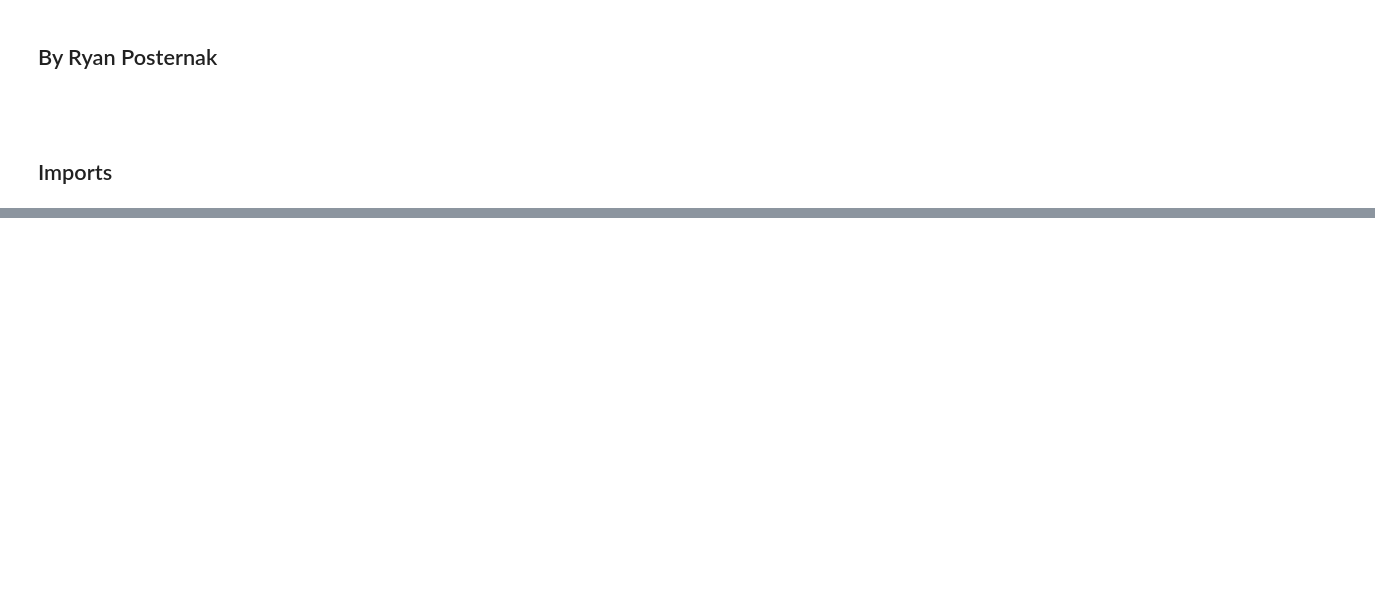
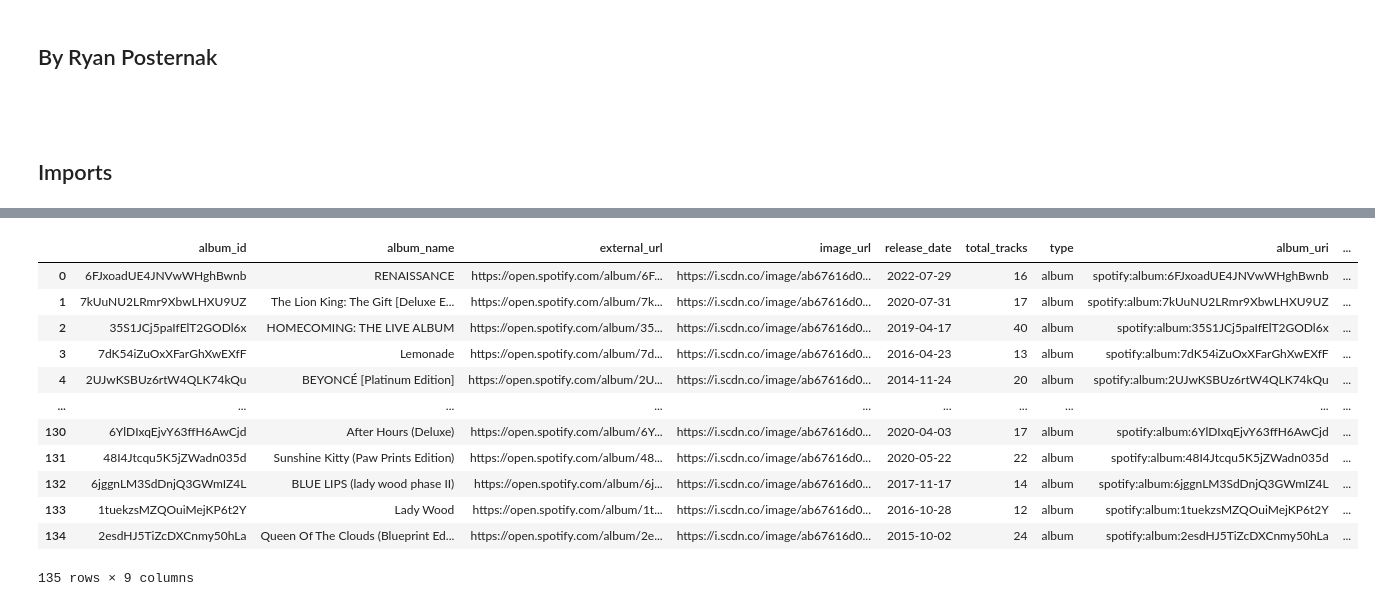
Before and after one commit to rjpost20/Onramp-Project, a Jupyter notebook: Project-Notebook.ipynb, the cells around one changed output, grey strips where cells are left out. Drawn from its saved outputs; the diff is of its cells as text; code cells hidden in the pictures; blank space fills up the shorter version.

Commit message:
Add artists and albums dataframes

```diff
--- a/Project-Notebook.ipynb
+++ b/Project-Notebook.ipynb
@@ -18,0 +162,3 @@ from spotipy.oauth2 import SpotifyClientCredentials
+# %%
+for album in preview['items']:
+    pprint(album['uri'])
@@ -18,0 +179,3 @@ from spotipy.oauth2 import SpotifyClientCredentials
+# %%
+for album in preview['items']:
+    pprint(re.sub("[\(\[].*?[\)\]]", "", album['name']).strip())
@@ -18,0 +193,3 @@ from spotipy.oauth2 import SpotifyClientCredentials
+# %%
+for album in preview['items']:
+    pprint(album['total_tracks'])
@@ -18,0 +262,7 @@ from spotipy.oauth2 import SpotifyClientCredentials
+# %%
+# Compile into Pandas dataframe
+albums_df = pd.DataFrame(data=albums_dict)
+
+# Preview albums dataframe
+print('Albums:', albums_df.shape[0])
+albums_df.head()
@@ -18,0 +277,16 @@ from spotipy.oauth2 import SpotifyClientCredentials
+# %%
+albums_df
+# %% [output]
+|  | album_id | album_name | external_url | image_url | release_date | total_tracks | type | album_uri | ... |
+| 0 | 6FJxoadUE4JNVwWHghBwnb | RENAISSANCE | https://open.spotify.com/album/6F... | https://i.scdn.co/image/ab67616d0... | 2022-07-29 | 16 | album | spotify:album:6FJxoadUE4JNVwWHghBwnb | ... |
+| 1 | 7kUuNU2LRmr9XbwLHXU9UZ | The Lion King: The Gift [Deluxe E... | https://open.spotify.com/album/7k... | https://i.scdn.co/image/ab67616d0... | 2020-07-31 | 17 | album | spotify:album:7kUuNU2LRmr9XbwLHXU9UZ | ... |
+| 2 | 35S1JCj5paIfElT2GODl6x | HOMECOMING: THE LIVE ALBUM | https://open.spotify.com/album/35... | https://i.scdn.co/image/ab67616d0... | 2019-04-17 | 40 | album | spotify:album:35S1JCj5paIfElT2GODl6x | ... |
+| 3 | 7dK54iZuOxXFarGhXwEXfF | Lemonade | https://open.spotify.com/album/7d... | https://i.scdn.co/image/ab67616d0... | 2016-04-23 | 13 | album | spotify:album:7dK54iZuOxXFarGhXwEXfF | ... |
+| 4 | 2UJwKSBUz6rtW4QLK74kQu | BEYONCÉ [Platinum Edition] | https://open.spotify.com/album/2U... | https://i.scdn.co/image/ab67616d0... | 2014-11-24 | 20 | album | spotify:album:2UJwKSBUz6rtW4QLK74kQu | ... |
+| ... | ... | ... | ... | ... | ... | ... | ... | ... | ... |
+| 130 | 6YlDIxqEjvY63ffH6AwCjd | After Hours (Deluxe) | https://open.spotify.com/album/6Y... | https://i.scdn.co/image/ab67616d0... | 2020-04-03 | 17 | album | spotify:album:6YlDIxqEjvY63ffH6AwCjd | ... |
+| 131 | 48I4Jtcqu5K5jZWadn035d | Sunshine Kitty (Paw Prints Edition) | https://open.spotify.com/album/48... | https://i.scdn.co/image/ab67616d0... | 2020-05-22 | 22 | album | spotify:album:48I4Jtcqu5K5jZWadn035d | ... |
+| 132 | 6jggnLM3SdDnjQ3GWmIZ4L | BLUE LIPS (lady wood phase II) | https://open.spotify.com/album/6j... | https://i.scdn.co/image/ab67616d0... | 2017-11-17 | 14 | album | spotify:album:6jggnLM3SdDnjQ3GWmIZ4L | ... |
+| 133 | 1tuekzsMZQOuiMejKP6t2Y | Lady Wood | https://open.spotify.com/album/1t... | https://i.scdn.co/image/ab67616d0... | 2016-10-28 | 12 | album | spotify:album:1tuekzsMZQOuiMejKP6t2Y | ... |
+| 134 | 2esdHJ5TiZcDXCnmy50hLa | Queen Of The Clouds (Blueprint Ed... | https://open.spotify.com/album/2e... | https://i.scdn.co/image/ab67616d0... | 2015-10-02 | 24 | album | spotify:album:2esdHJ5TiZcDXCnmy50hLa | ... |
+135 rows × 9 columns
```
Also changed, not shown: parts of 22 cells of this notebook.
